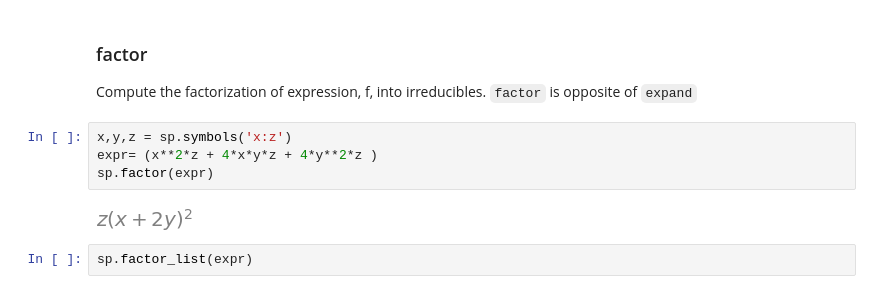
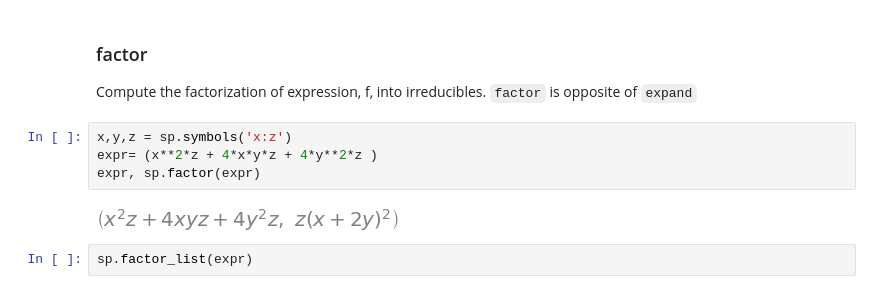
Before and after one commit to JonnyRed/sympy, a Jupyter notebook: sympy-cheatsheet.ipynb, the cells around one changed output. Drawn from its saved outputs; the diff is of its cells as text.

```diff
--- a/sympy-cheatsheet.ipynb
+++ b/sympy-cheatsheet.ipynb
@@ -363,9 +364,9 @@ assert spr.random() < 1
 # %%
 x,y,z = sp.symbols('x:z')
 expr= (x**2*z + 4*x*y*z + 4*y**2*z )
-sp.factor(expr)
+expr, sp.factor(expr)
 # %% [output]
-[figure, old version]
+[figure, new version]
 # %%
 sp.factor_list(expr)
 # %% [output]
```
Also changed, not shown: parts of 1 cell of this notebook.
